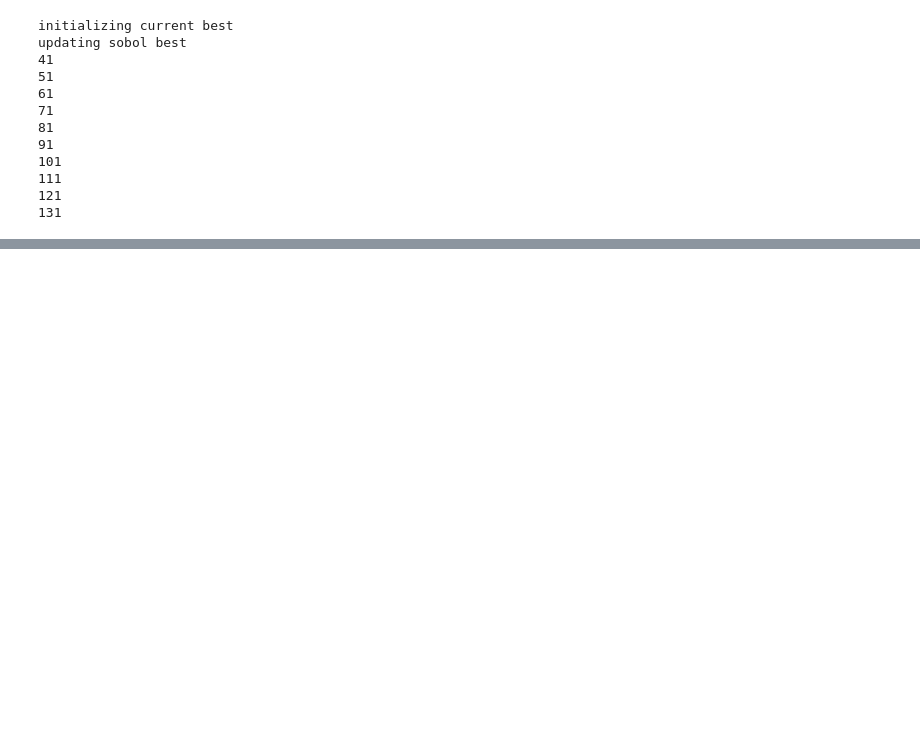
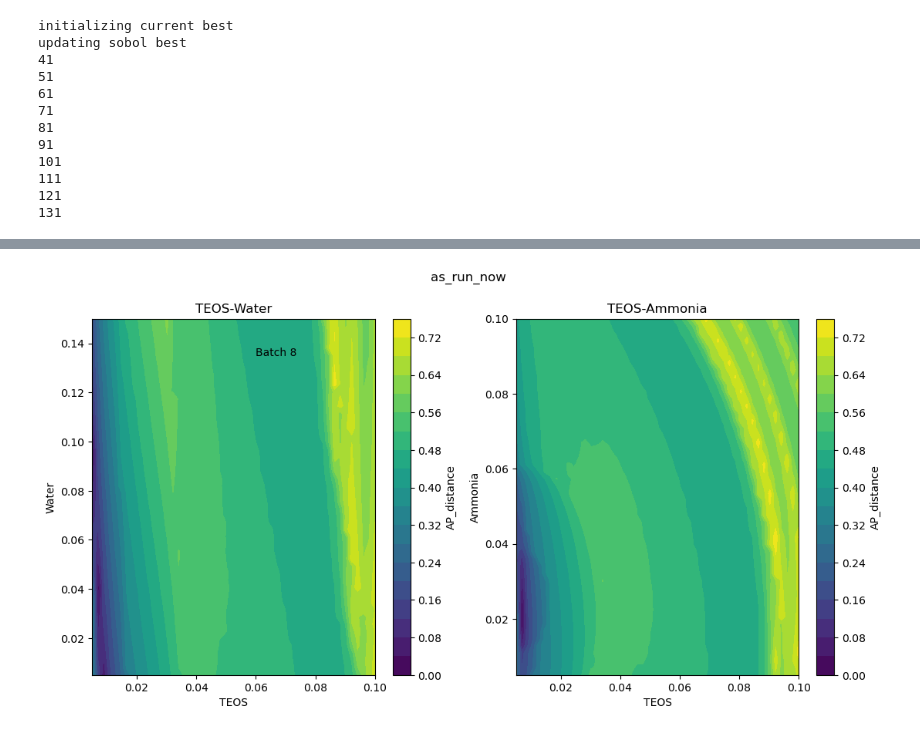
Before and after one commit to brendenpelkie/silica_opt_insilico, a Jupyter notebook: in_silico_sim_dev.ipynb, the cells around one changed output, grey strips where cells are left out. Drawn from its saved outputs; the diff is of its cells as text; code cells hidden in the pictures; blank space fills up the shorter version.

```diff
--- a/in_silico_sim_dev.ipynb
+++ b/in_silico_sim_dev.ipynb
@@ -736,0 +655,84 @@ I_scatter[1]
+# %%
+n_batches = int(budget/batch_size)
+
+batch_nums = [str(i+1) for i in range(n_batches)]
+batch_names = ['Sobol random']
+
+batch_names.extend(batch_nums)
+# %%
+# Create filled contour plot
+
+fig, ax = plt.subplots(1, 2, figsize = (13,6))
+#fig, ax = plt.subplots()
+num_frames = n_batches
+
+ammonia = np.linspace(ammonia_min_vf, ammonia_max_vf, n_grid)
+water = np.linspace(water_min_vf, water_max_vf, n_grid)
+teos = np.linspace(teos_min_vf, teos_max_vf, n_grid)
+
+contour1 = ax[0].contourf(teos, water, Z_ammonia, levels=20, cmap='viridis')
+fig.colorbar(contour1, ax = ax[0], label='AP_distance')
+ax[0].set_xlabel('TEOS')
+ax[0].set_ylabel('Water')
+ax[0].set_title('TEOS-Water')
+
+contour2 = ax[1].contourf(teos, ammonia, Z_water, levels=20, cmap='viridis')
+fig.colorbar(contour2, ax = ax[1], label='AP_distance')
+ax[1].set_xlabel('TEOS')
+ax[1].set_ylabel('Ammonia')
+ax[1].set_title('TEOS-Ammonia')
+
+
+fig.suptitle(trial_name)
+
+def get_alpha(i, frame):
+    if frame - i >= 5:
+        return 0.1
+    if frame - i - 1 == 0:
+        return 1
+    else:
+        return 0.2*(frame - i)
+
+text = ax[0].text(0.06, 0.135, '')
+
+scatter_plots = []
+def update(frame):
+    """Update function for animation."""
+
+    global scatter_plots
+
+    for sc in scatter_plots:
+        try:
+            sc.remove()
+        except:
+            continue
+
+    for i in range(frame):
+        text.set_text('Batch ' + batch_names[i])
+        alpha = get_alpha(i, frame)
+        current_batch = batches_points[i]
+        if frame - i - 1 == 0:
+            color = 'red'
+        else:
+            color = 'k'
+        for point in current_batch:
+            sc1 = ax[0].scatter(point[0], point[2], color = color, alpha = alpha)
+            sc2 = ax[1].scatter(point[0], point[1], color = color, alpha = alpha)
+
+            scatter_plots.append(sc1)
+            scatter_plots.append(sc2)
+
+
+    return scatter_plots + [text]
+
+
+ani = animation.FuncAnimation(fig, update, frames=num_frames, interval=800, blit=False)
+#plt.show()
+
+html_ani = ani.to_jshtml()
+HTML(html_ani)
+
+with open('testhtml.html', 'wt') as f:
+    f.write(html_ani)
+# %% [output]
+[figure, added]
```
Also changed, not shown: parts of 21 cells of this notebook.
